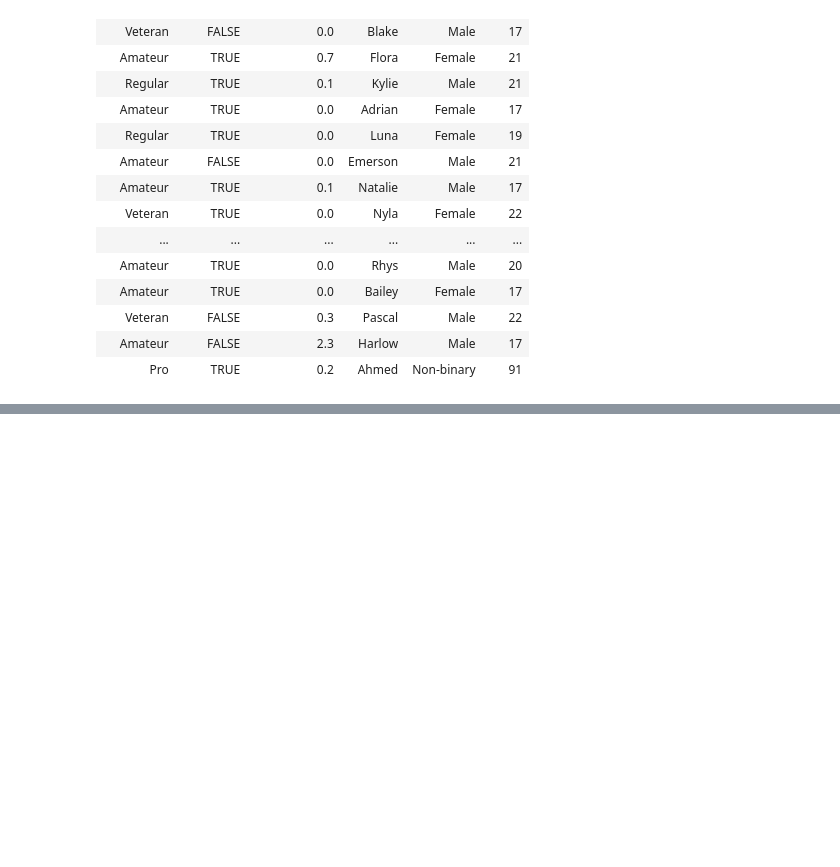
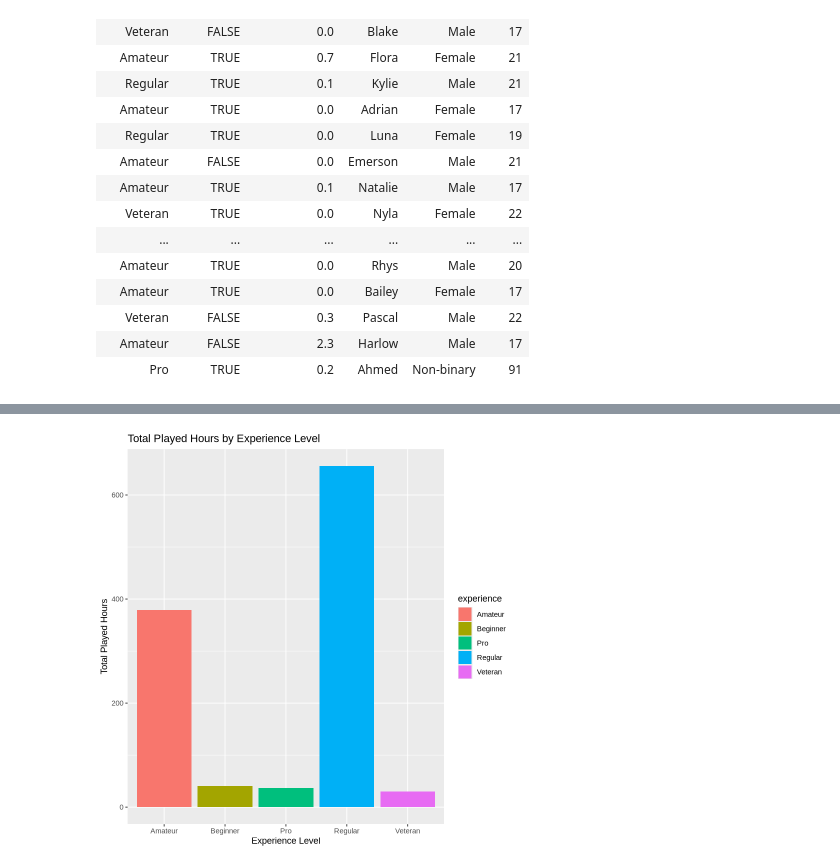
Before and after one commit to EvanSchmit/dsci-100-final-project, a Jupyter notebook: final-project.ipynb, the cells around one changed output, grey strips where cells are left out. Drawn from its saved outputs; the diff is of its cells as text; code cells hidden in the pictures; blank space fills up the shorter version.

Commit message:
Added Visualizations

```diff
--- a/final-project.ipynb
+++ b/final-project.ipynb
@@ -162,0 +165,81 @@ A tibble: 185 × 6
+# %%
+# Plot 1, bar graph showing how played hours relates to experience
+
+grouped_data_experience <- players_clean3 |>
+  group_by(experience) |>
+  summarise(total_played_hours = sum(played_hours, na.rm = TRUE))
+
+ggplot(grouped_data_experience, aes(x = experience, y = total_played_hours, fill = experience)) +
+  geom_bar(stat = "identity") +
+  labs(title = "Total Played Hours by Experience Level",
+       x = "Experience Level",
+       y = "Total Played Hours")
+
+# Plot 2, bar graph showing how played hours relates to gender
+
+grouped_data_gender <- players_clean3 |>
+  group_by(gender) |>
+  summarise(total_played_hours = sum(played_hours, na.rm = TRUE))
+
+ggplot(grouped_data_gender, aes(x = gender, y = total_played_hours, fill = gender)) +
+  geom_bar(stat = "identity") +
+  labs(title = "Total Played Hours by Gender",
+       x = "Gender",
+       y = "Total Played Hours") +
+    theme(axis.text.x = element_text(angle = 45, hjust = 1))
+
+# Plot 3, bar graph showing average time played for each gender
+
+grouped_data_avg <- players_clean3 |>
+  group_by(gender) |>
+  summarise(average_played_hours = mean(played_hours, na.rm = TRUE))
+
+ggplot(grouped_data_avg, aes(x = gender, y = average_played_hours, fill = gender)) +
+  geom_bar(stat = "identity") +
+  labs(title = "Average Played Hours by Gender",
+       x = "Gender",
+       y = "Average Played Hours") +
+  theme(axis.text.x = element_text(angle = 45, hjust = 1))
+
+# Plot 4, Bar graph of playtime by subscription status
+
+ggplot(players_clean3, aes(x = subscribe, y = played_hours, fill = subscribe)) +
+    geom_bar(stat = "identity") +
+    labs(title = "Total Played Hours by Subscription Status",
+         x = "Subscription Status", y = "Total Played Hours")
+
+# Plot 5, scatterplot visualizing playtime for ages
+
+players_clean3 <- players_clean3 |>
+    mutate(played_hours_log = played_hours + 0.1) # Add a small constant to avoid log(0) - hard to see on graph
+
+ggplot(players_clean3, aes(x = age, y = played_hours_log, color = gender)) +
+    geom_point() +
+    scale_y_log10() +
+    facet_wrap(~ gender) +
+    labs(
+        title = "Played Hours by Age, Separated by Gender",
+        x = "Age",
+        y = "Played Hours (Log Scale)",
+        caption = "Note: A small constant (0.1) was added to played hours to handle zero values for log transformation.")
+
+# Plot 6, bar graph showing average playtime for experience levels
+
+grouped_experience <- players_clean3 |>
+  group_by(experience) |>
+  summarise(average_played_hours = mean(played_hours, na.rm = TRUE))
+
+ggplot(grouped_experience, aes(x = experience, y = average_played_hours, fill = experience)) +
+  geom_bar(stat = "identity") +
+  labs(title = "Average Played Hours by Experience Level",
+       x = "Experience Level",
+       y = "Average Played Hours")
+
+# Plot 7, histogram showing distribution of played hours
+ggplot(players_clean3, aes(x = played_hours)) +
+  geom_histogram(binwidth = 25, fill = "skyblue", color = "black") +
+  labs(title = "Distribution of Played Hours",
+       x = "Played Hours",
+       y = "Count")
+# %% [output]
+[figure, added]
```
Also changed, not shown: parts of 2 cells of this notebook.
